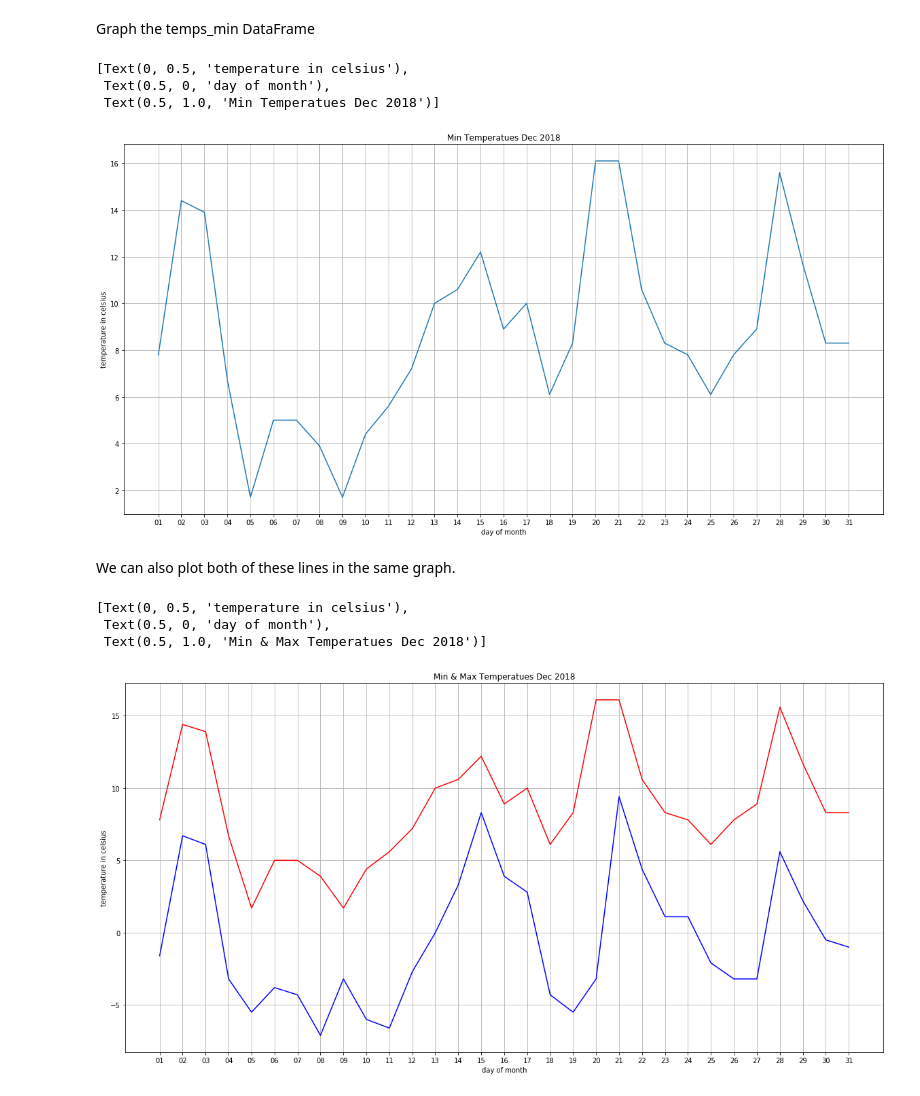
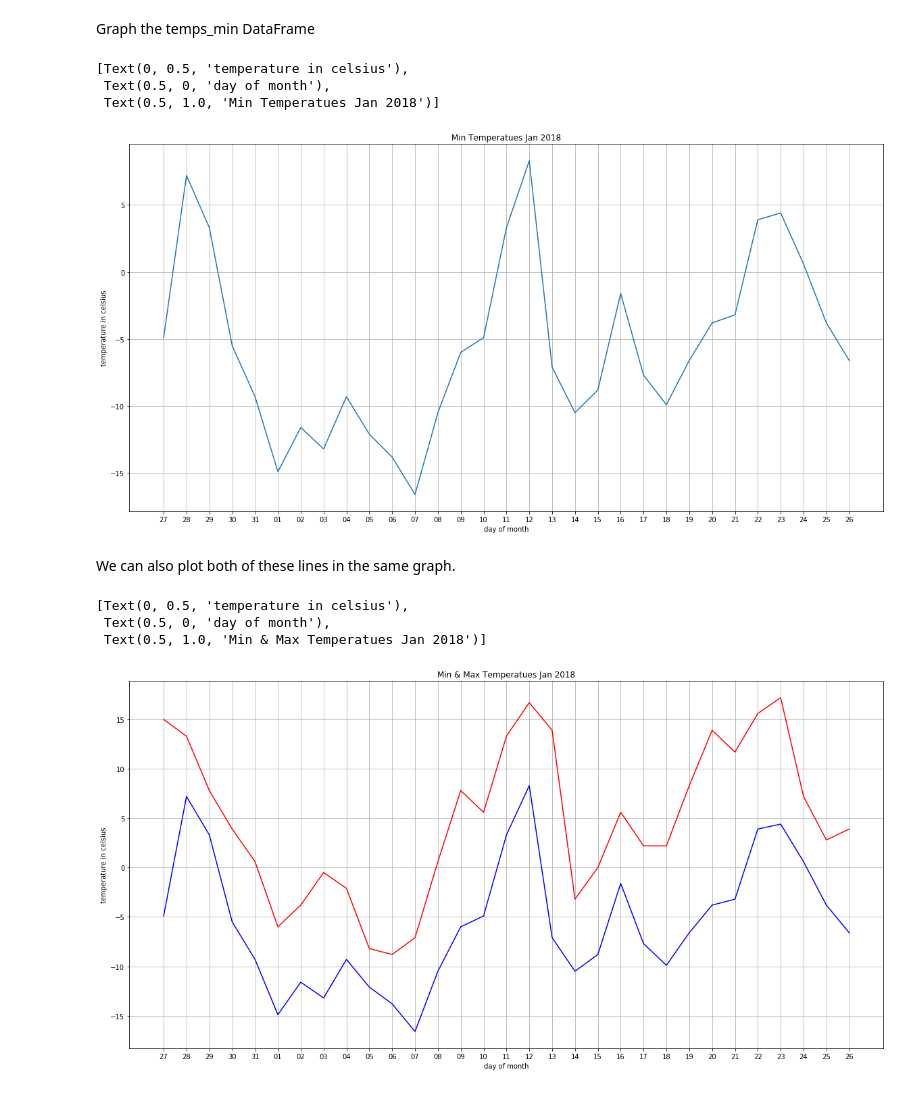
Before and after one commit to AmitSamra/DataEngineering.Labs.NOAADailySummaries, a Jupyter notebook: loading_and_graphing_daily_summaries.ipynb, the cells around one changed output. Saved outputs shown, nothing was run; the diff lists cells and outputs as text; code cells hidden in the pictures.

```diff
--- a/loading_and_graphing_daily_summaries.ipynb
+++ b/loading_and_graphing_daily_summaries.ipynb
@@ -94,5 +77,4 @@ temps_max2.drop('datatype', axis = 1, inplace = True)
 # %%
-temps_max = temps_max2
 temps_max
 # %% [output]
 |  | date | value |
@@ -149,2 +139,5 @@ temps_min2 = temps_min[temps_min.datatype.str.match('TMIN')]
 # %%
-temps_min2.drop('datatype', axis = 1, inplace = True)
+temps_min = df_daily_summaries[(df_daily_summaries['datatype'] == 'TMIN')]
+temps_min = temps_min[['date','datatype','value']]
+temps_min.drop('datatype', axis = 1, inplace = True)
+temps_min
@@ -151,3 +161,0 @@ temps_min2.drop('datatype', axis = 1, inplace = True)
-# %%
-temps_min = temps_min2
-temps_min
@@ -178,30 +180,30 @@ temps_min.shape
 # %% [markdown]
 Graph the temps_min DataFrame
 # %%
-i = temps_min['date'].str[8:10]
-j = temps_min['value'] / 10
+x = temps_min['date'].str[8:10]
+y = temps_min['value'] / 10
 # %%
 fig, ax = plt.subplots()
 fig.set_size_inches(20, 10)
 ax.plot(x, y)
 ax.grid()
-ax.set(xlabel='day of month', ylabel='temperature in celsius', title='Min Temperatues Dec 2018')
+ax.set(xlabel='day of month', ylabel='temperature in celsius', title='Min Temperatues Jan 2018')
 # %% [output]
 [Text(0, 0.5, 'temperature in celsius'),
  Text(0.5, 0, 'day of month'),
- Text(0.5, 1.0, 'Min Temperatues Dec 2018')]
+ Text(0.5, 1.0, 'Min Temperatues Jan 2018')]
-[figure, old version]
+[figure, new version]
 # %% [markdown]
 We can also plot both of these lines in the same graph.
 # %%
 fig, ax = plt.subplots()
 fig.set_size_inches(20, 10)
 ax.plot(x, temps_max['value'] / 10, color='red')
 ax.plot(x, temps_min['value'] / 10, color='blue')
 ax.grid()
-ax.set(xlabel='day of month', ylabel='temperature in celsius', title='Min & Max Temperatues Dec 2018')
+ax.set(xlabel='day of month', ylabel='temperature in celsius', title='Min & Max Temperatues Jan 2018')
 # %% [output]
 [Text(0, 0.5, 'temperature in celsius'),
  Text(0.5, 0, 'day of month'),
- Text(0.5, 1.0, 'Min & Max Temperatues Dec 2018')]
+ Text(0.5, 1.0, 'Min & Max Temperatues Jan 2018')]
-[figure, old version]
+[figure, new version]
```
Also changed, not shown: parts of 16 cells of this notebook, 4 other files.
